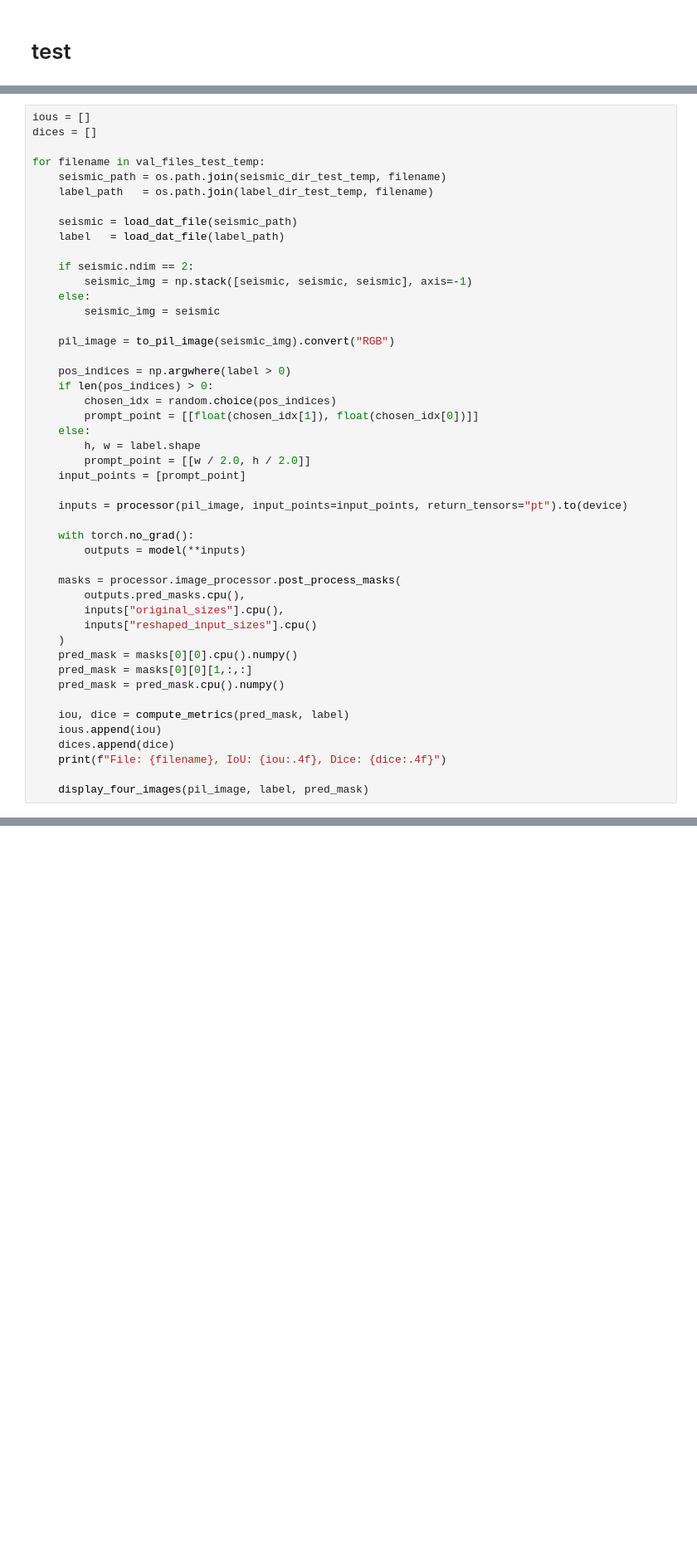
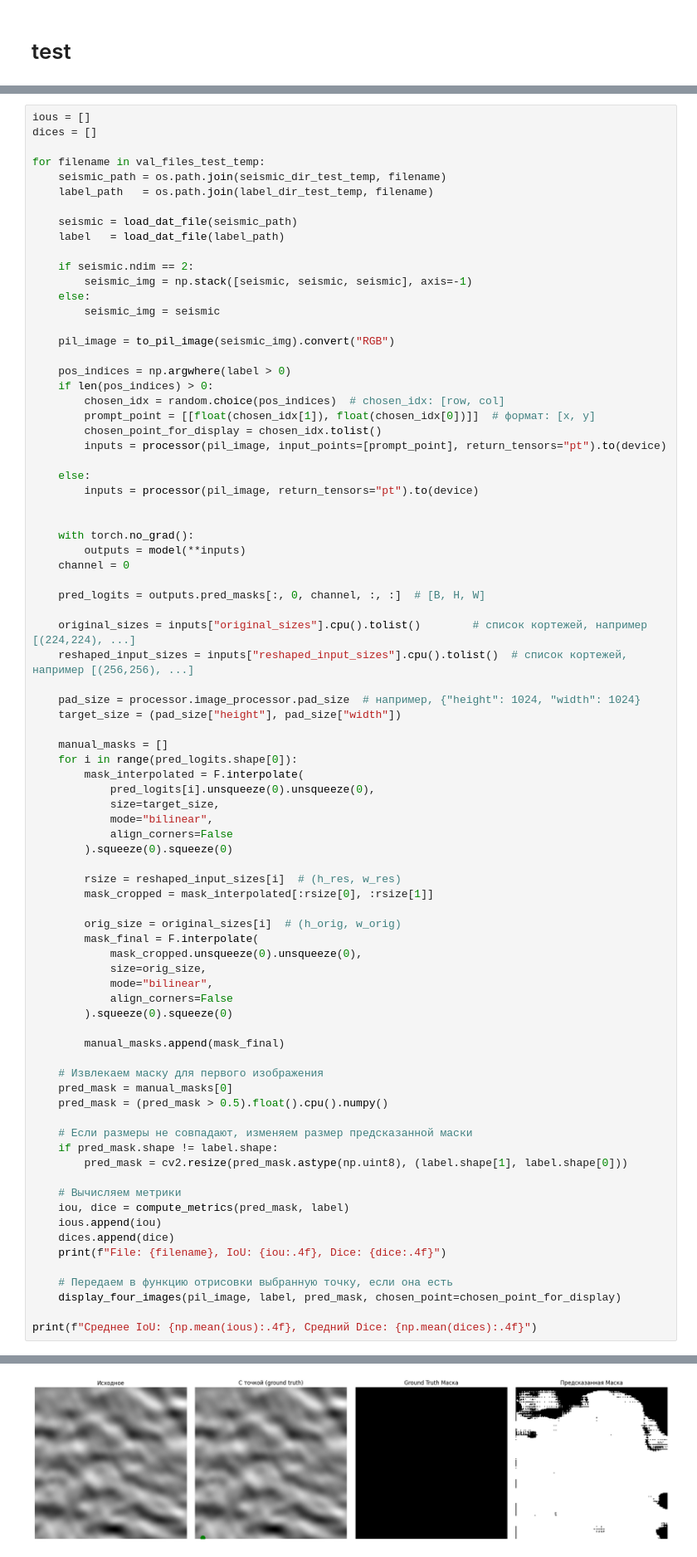
Before and after one commit to tedotechnologies/seismic_segmentation, a Jupyter notebook: notebooks/_train_sam.ipynb, the cells around one changed output, grey strips where cells are left out. Shown at 83% size. Cells and saved outputs as stored; diff of their text form; blank space fills up the shorter version.

```diff
--- a/notebooks/_train_sam.ipynb
+++ b/notebooks/_train_sam.ipynb
@@ -496,31 +589,65 @@ for filename in val_files_test_temp:
 
     pos_indices = np.argwhere(label > 0)
     if len(pos_indices) > 0:
-        chosen_idx = random.choice(pos_indices)
-        prompt_point = [[float(chosen_idx[1]), float(chosen_idx[0])]]
+        chosen_idx = random.choice(pos_indices)  # chosen_idx: [row, col]
+        prompt_point = [[float(chosen_idx[1]), float(chosen_idx[0])]]  # формат: [x, y]
+        chosen_point_for_display = chosen_idx.tolist()
+        inputs = processor(pil_image, input_points=[prompt_point], return_tensors="pt").to(device)
+
     else:
-        h, w = label.shape
-        prompt_point = [[w / 2.0, h / 2.0]]
-    input_points = [prompt_point]
+        inputs = processor(pil_image, return_tensors="pt").to(device)
 
-    inputs = processor(pil_image, input_points=input_points, return_tensors="pt").to(device)
 
     with torch.no_grad():
         outputs = model(**inputs)
+    channel = 0
 
-    masks = processor.image_processor.post_process_masks(
-        outputs.pred_masks.cpu(),
-        inputs["original_sizes"].cpu(),
-        inputs["reshaped_input_sizes"].cpu()
-    )
-    pred_mask = masks[0][0].cpu().numpy()
-    pred_mask = masks[0][0][1,:,:]
-    pred_mask = pred_mask.cpu().numpy()
+    pred_logits = outputs.pred_masks[:, 0, channel, :, :]  # [B, H, W]
 
+    original_sizes = inputs["original_sizes"].cpu().tolist()        # список кортежей, например [(224,224), ...]
+    reshaped_input_sizes = inputs["reshaped_input_sizes"].cpu().tolist()  # список кортежей, например [(256,256), ...]
+
+    pad_size = processor.image_processor.pad_size  # например, {"height": 1024, "width": 1024}
+    target_size = (pad_size["height"], pad_size["width"])
+
+    manual_masks = []
+    for i in range(pred_logits.shape[0]):
+        mask_interpolated = F.interpolate(
+            pred_logits[i].unsqueeze(0).unsqueeze(0),
+            size=target_size,
+            mode="bilinear",
+            align_corners=False
+        ).squeeze(0).squeeze(0)
+
+        rsize = reshaped_input_sizes[i]  # (h_res, w_res)
+        mask_cropped = mask_interpolated[:rsize[0], :rsize[1]]
+
+        orig_size = original_sizes[i]  # (h_orig, w_orig)
+        mask_final = F.interpolate(
+            mask_cropped.unsqueeze(0).unsqueeze(0),
+            size=orig_size,
+            mode="bilinear",
+            align_corners=False
+        ).squeeze(0).squeeze(0)
+
+        manual_masks.append(mask_final)
+
+    # Извлекаем маску для первого изображения
+    pred_mask = manual_masks[0]
+    pred_mask = (pred_mask > 0.5).float().cpu().numpy()
+
+    # Если размеры не совпадают, изменяем размер предсказанной маски
+    if pred_mask.shape != label.shape:
+        pred_mask = cv2.resize(pred_mask.astype(np.uint8), (label.shape[1], label.shape[0]))
+
+    # Вычисляем метрики
     iou, dice = compute_metrics(pred_mask, label)
     ious.append(iou)
     dices.append(dice)
     print(f"File: {filename}, IoU: {iou:.4f}, Dice: {dice:.4f}")
 
-    display_four_images(pil_image, label, pred_mask)
+    # Передаем в функцию отрисовки выбранную точку, если она есть
+    display_four_images(pil_image, label, pred_mask, chosen_point=chosen_point_for_display)
+
+print(f"Среднее IoU: {np.mean(ious):.4f}, Средний Dice: {np.mean(dices):.4f}")
 # %% [output]
@@ -527,0 +655 @@ NameError: name 'val_files_test_temp' is not defined
+[figure, added]
```
Also changed, not shown: parts of 42 cells of this notebook, 5 other files.
